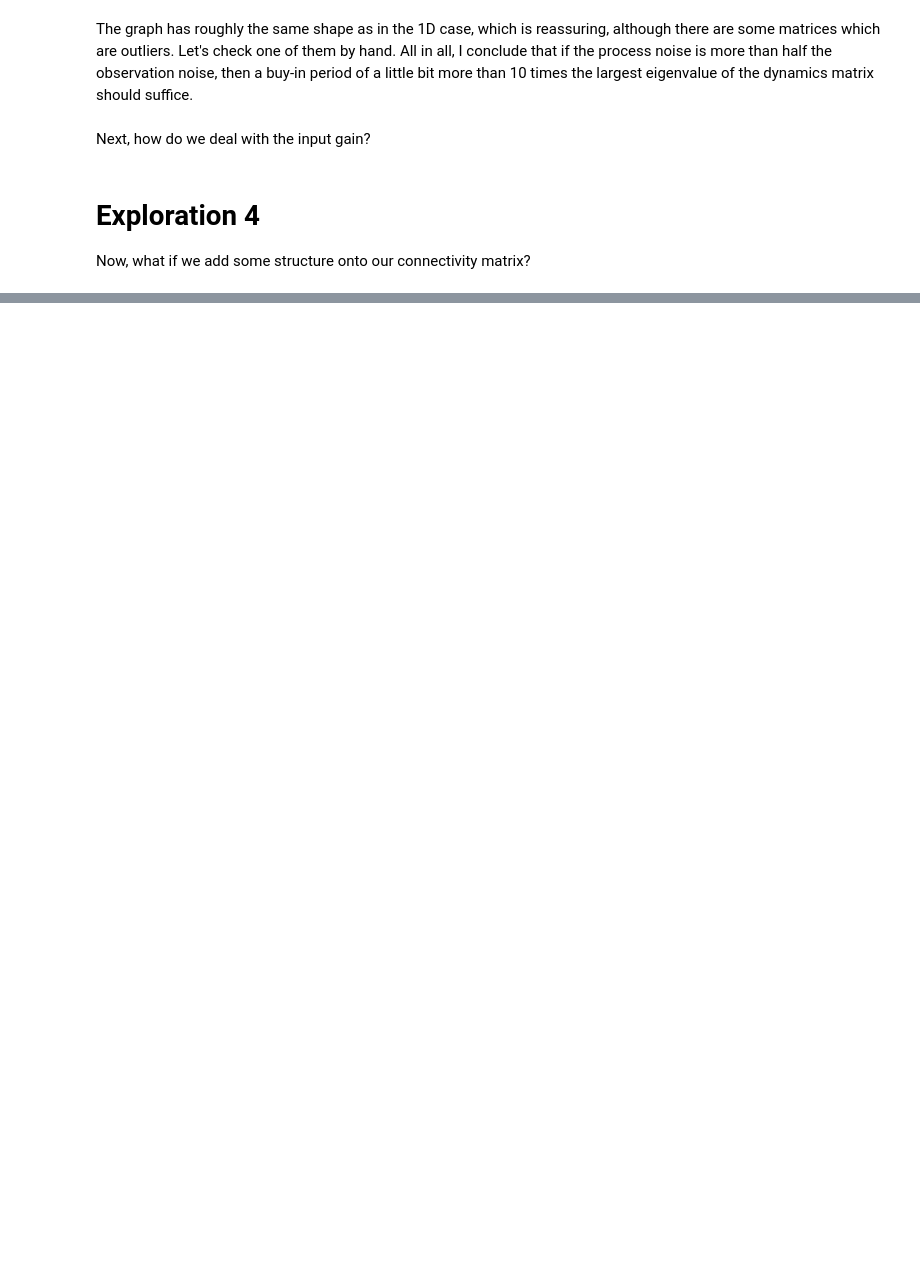
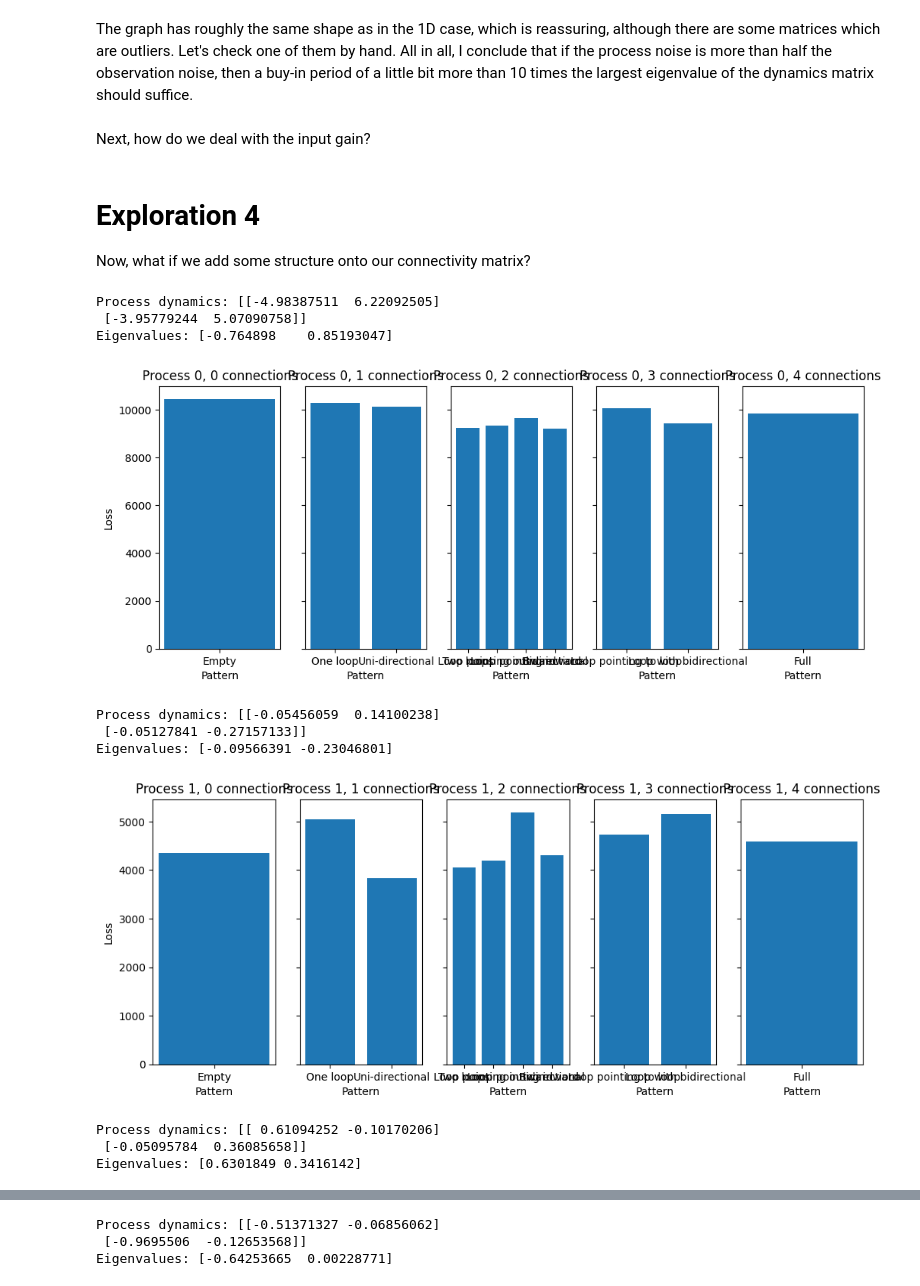
Before and after one commit to Kroiririoroirkk/cmu-project, a Jupyter notebook: LDS_exploration.ipynb, the cells around one changed output, grey strips where cells are left out. Cells and saved outputs as stored; diff of their text form; code cells hidden in the pictures; blank space fills up the shorter version.

Commit message:
Experiment with masks

```diff
--- a/LDS_exploration.ipynb
+++ b/LDS_exploration.ipynb
@@ -531,0 +567,57 @@ def test_mask(mask):
+# %%
+masks_two_neurons = {
+    'Empty': np.array([
+        [0, 0],
+        [0, 0]
+    ]),
+    'One loop': np.array([
+        [1, 0],
+        [0, 0]
+    ]),
+    'Uni-directional': np.array([
+        [0, 1],
+        [0, 0]
+    ]),
+    'Two loops': np.array([
+        [1, 0],
+        [0, 1]
+    ]),
+    'Loop pointing outward': np.array([
+        [1, 0],
+        [1, 0]
+    ]),
+    'Loop pointing inward': np.array([
+        [0, 0],
+        [1, 1]
+    ]),
+    'Bidirectional': np.array([
+        [0, 1],
+        [1, 0]
+    ]),
+    'Loop pointing to loop': np.array([
+        [1, 0],
+        [1, 1]
+    ]),
+    'Loop with bidirectional': np.array([
+        [1, 1],
+        [1, 0]
+    ]),
+    'Full': np.array([
+        [1, 1],
+        [1, 1]
+    ])
+}
+
+test_masks(2, masks_two_neurons)
+# %% [output]
+Process dynamics: [[-4.98387511  6.22092505]
+ [-3.95779244  5.07090758]]
+Eigenvalues: [-0.764898    0.85193047]
+[figure, added]
+Process dynamics: [[-0.05456059  0.14100238]
+ [-0.05127841 -0.27157133]]
+Eigenvalues: [-0.09566391 -0.23046801]
+[figure, added]
+Process dynamics: [[ 0.61094252 -0.10170206]
+ [-0.05095784  0.36085658]]
+Eigenvalues: [0.6301849 0.3416142]
@@ -531,0 +625,3 @@ def test_mask(mask):
+Process dynamics: [[-0.51371327 -0.06856062]
+ [-0.9695506  -0.12653568]]
+Eigenvalues: [-0.64253665  0.00228771]
```
Also changed, not shown: parts of 10 cells of this notebook, 1 other file.
